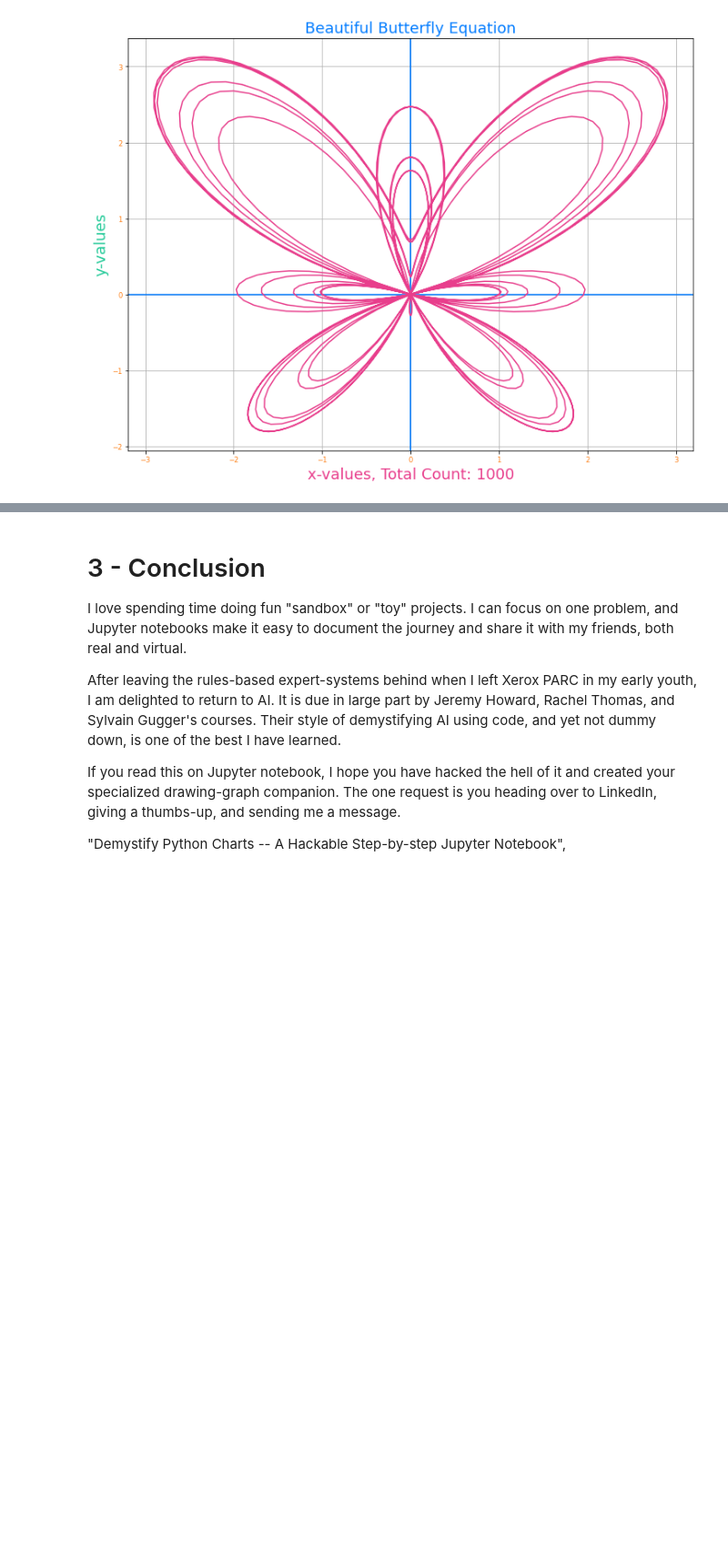
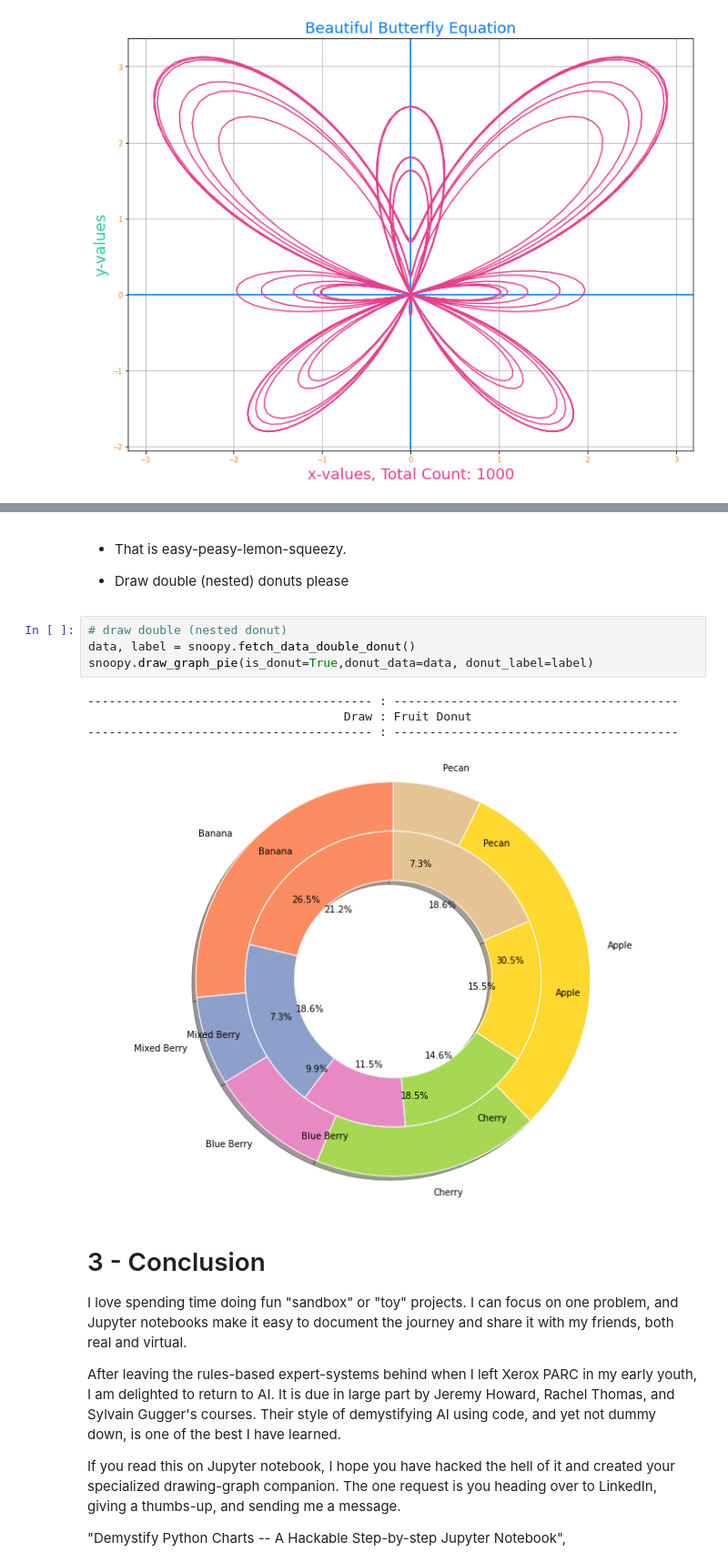
Before and after one commit to duchaba/python_graphs_p2go, a Jupyter notebook: Python_Graphs_p2go.ipynb, the cells around one changed output, grey strips where cells are left out. Shown at 91% size. Drawn from its saved outputs; the diff is of its cells as text; blank space fills up the shorter version.

```diff
--- a/Python_Graphs_p2go.ipynb
+++ b/Python_Graphs_p2go.ipynb
@@ -637,3 +755,16 @@ canvas.show()
+# %% [markdown]
+- That is easy-peasy-lemon-squeezy.
+
+- Draw double (nested) donuts please
+# %%
+# draw double (nested donut)
+data, label = snoopy.fetch_data_double_donut()
+snoopy.draw_graph_pie(is_donut=True,donut_data=data, donut_label=label)
+# %% [output]
+---------------------------------------- : ----------------------------------------
+                                    Draw : Fruit Donut
+---------------------------------------- : ----------------------------------------
+[figure, added]
 # %% [markdown]
 # 3 - Conclusion
 
```
Also changed, not shown: parts of 13 cells of this notebook.
